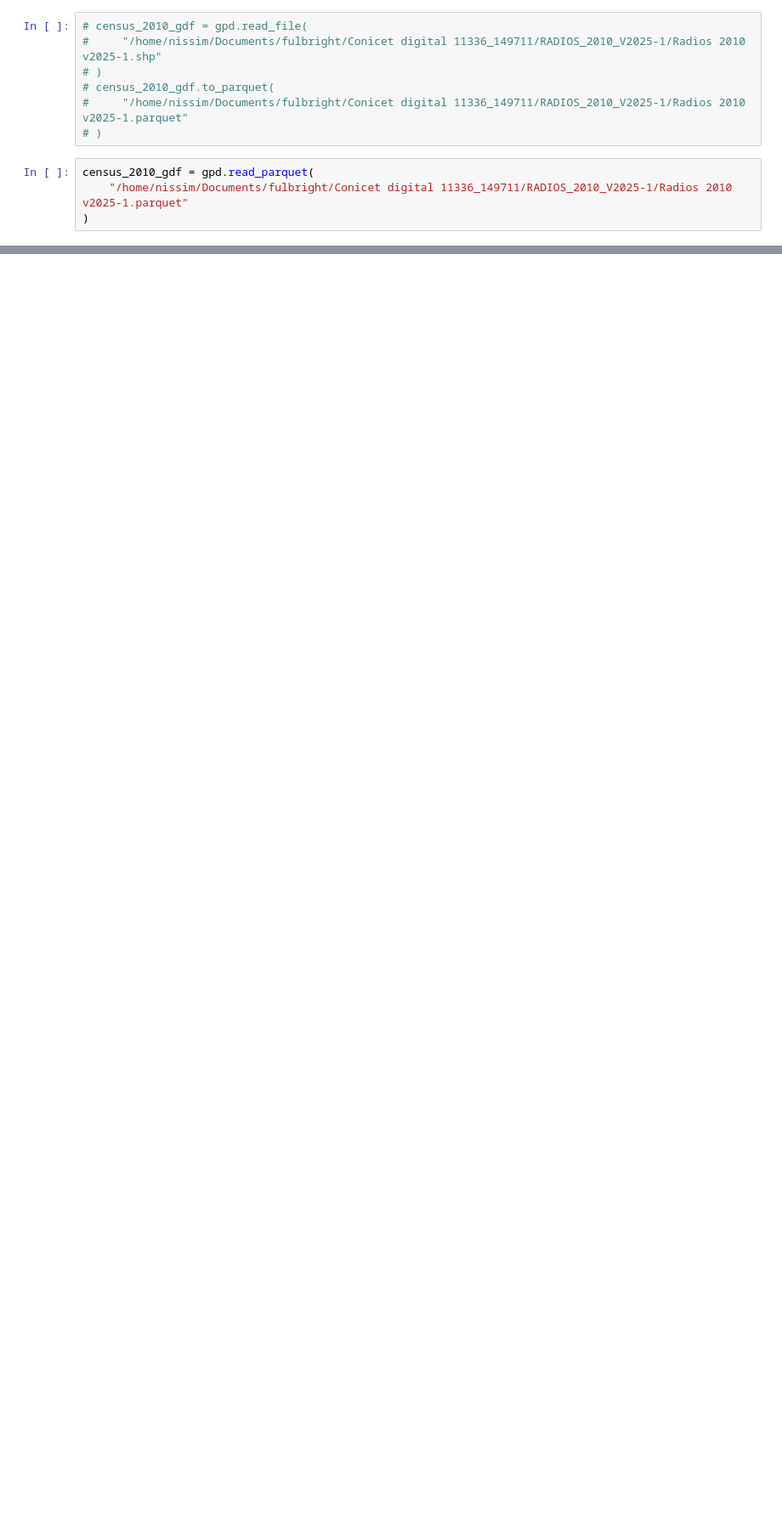
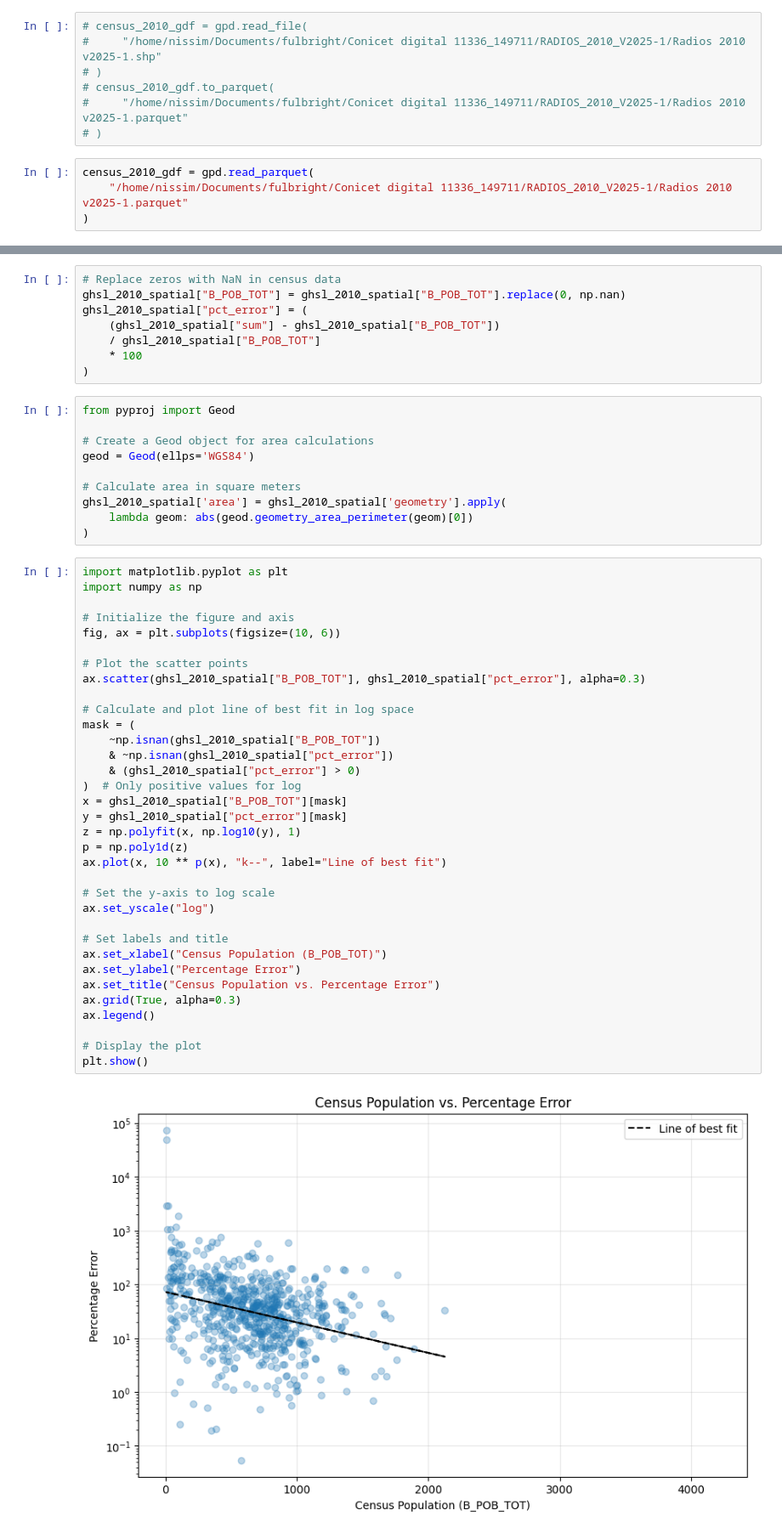
Before and after one commit to nlebovits/ciut-tablero, a Jupyter notebook: notebooks/exposicion.ipynb, the cells around one changed output, grey strips where cells are left out. Shown at 85% size. Cells and saved outputs as stored; diff of their text form; blank space fills up the shorter version.

```diff
--- a/notebooks/exposicion.ipynb
+++ b/notebooks/exposicion.ipynb
@@ -379,0 +198,54 @@ Name: pct_error, dtype: float64
+# %%
+# Replace zeros with NaN in census data
+ghsl_2010_spatial["B_POB_TOT"] = ghsl_2010_spatial["B_POB_TOT"].replace(0, np.nan)
+ghsl_2010_spatial["pct_error"] = (
+    (ghsl_2010_spatial["sum"] - ghsl_2010_spatial["B_POB_TOT"])
+    / ghsl_2010_spatial["B_POB_TOT"]
+    * 100
+)
+# %%
+from pyproj import Geod
+
+# Create a Geod object for area calculations
+geod = Geod(ellps='WGS84')
+
+# Calculate area in square meters
+ghsl_2010_spatial['area'] = ghsl_2010_spatial['geometry'].apply(
+    lambda geom: abs(geod.geometry_area_perimeter(geom)[0])
+)
+# %%
+import matplotlib.pyplot as plt
+import numpy as np
+
+# Initialize the figure and axis
+fig, ax = plt.subplots(figsize=(10, 6))
+
+# Plot the scatter points
+ax.scatter(ghsl_2010_spatial["B_POB_TOT"], ghsl_2010_spatial["pct_error"], alpha=0.3)
+
+# Calculate and plot line of best fit in log space
+mask = (
+    ~np.isnan(ghsl_2010_spatial["B_POB_TOT"])
+    & ~np.isnan(ghsl_2010_spatial["pct_error"])
+    & (ghsl_2010_spatial["pct_error"] > 0)
+)  # Only positive values for log
+x = ghsl_2010_spatial["B_POB_TOT"][mask]
+y = ghsl_2010_spatial["pct_error"][mask]
+z = np.polyfit(x, np.log10(y), 1)
+p = np.poly1d(z)
+ax.plot(x, 10 ** p(x), "k--", label="Line of best fit")
+
+# Set the y-axis to log scale
+ax.set_yscale("log")
+
+# Set labels and title
+ax.set_xlabel("Census Population (B_POB_TOT)")
+ax.set_ylabel("Percentage Error")
+ax.set_title("Census Population vs. Percentage Error")
+ax.grid(True, alpha=0.3)
+ax.legend()
+
+# Display the plot
+plt.show()
+# %% [output]
+[figure, added]
```
Also changed, not shown: parts of 40 cells of this notebook, 3 other files.
